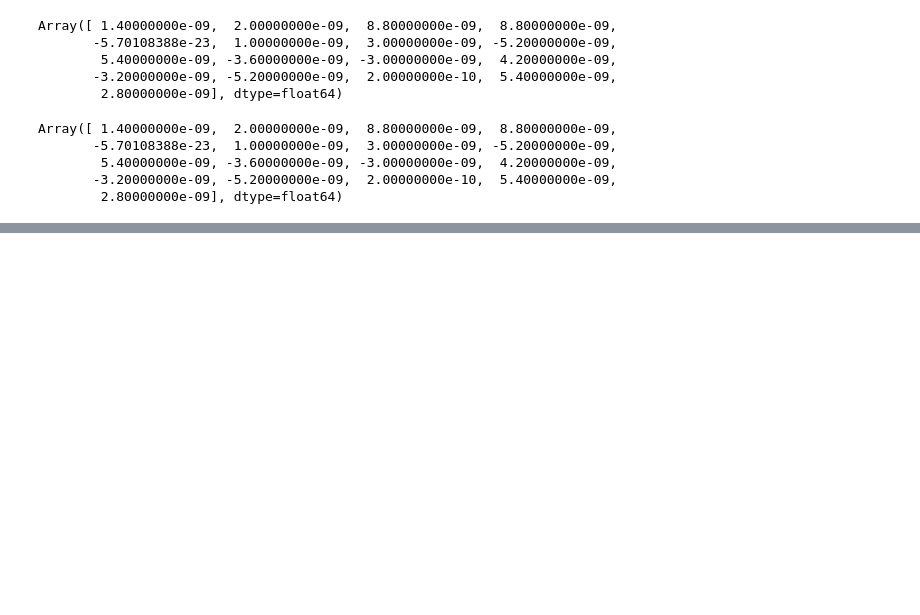
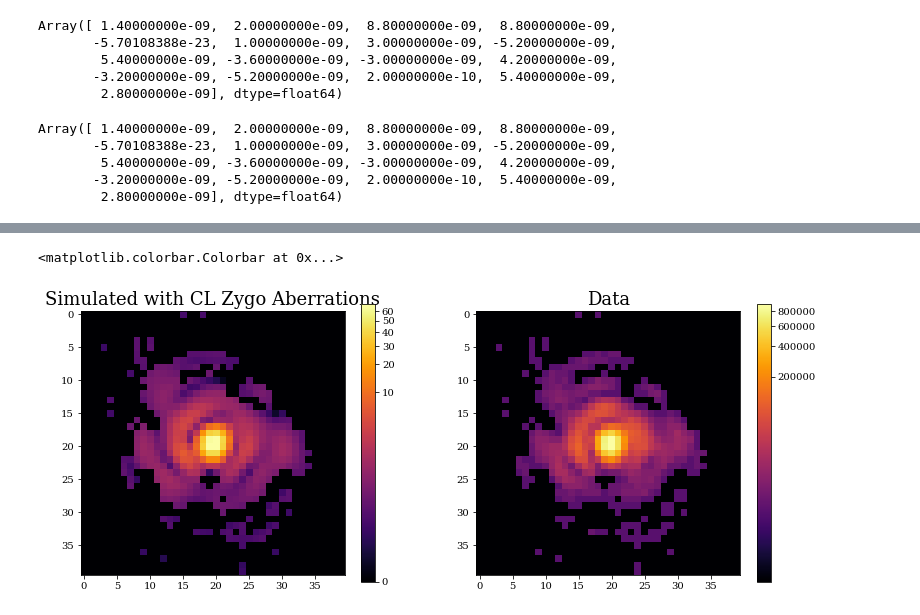
Before and after one commit to TolimanSpace/toliman_dp_design_testing, a Jupyter notebook: Gluing_Characterisation_1_26.ipynb, the cells around one changed output, grey strips where cells are left out. Cells and saved outputs as stored; diff of their text form; code cells hidden in the pictures; blank space fills up the shorter version.

```diff
--- a/Gluing_Characterisation_1_26.ipynb
+++ b/Gluing_Characterisation_1_26.ipynb
@@ -2089,0 +2042,32 @@ for i, coeffs in enumerate(coeffs_list):
+# %%
+# see what this looks  like in the im plane
+CL_dlux_basis = dlu.zernike_basis(js=np.arange(4,151), diameter=aperture_diameter, coordinates=coords)
+CL_dlux_basis_opt = dl.BasisLayer(basis=CL_dlux_basis, coefficients=est_coeffs)
+
+new_optics = optics_sp180.insert_layer(('CL_zygo', CL_dlux_basis_opt), index=0)
+psf = dl.Telescope(new_optics, ('source', red_src)).model()
+# %%
+img_fname = "non_glued/12_01_2026/12_01_2026_plate#3_0deg_red_173us_0gain_Xoff3340_Yoff1840_img_stack_batch_0.npy"
+imgs = jnp.asarray([np.flip(np.load(data_dir+img_fname)) for img_fname in img_fnames])
+
+real_img = imgs[i][5]
+psf_center_idx = jnp.unravel_index(jnp.argmax(real_img, axis=None), real_img.shape)
+real_img = real_img[psf_center_idx[0]-psf_hlf_sz:psf_center_idx[0]+psf_hlf_sz,
+                                    psf_center_idx[1]-psf_hlf_sz:psf_center_idx[1]+psf_hlf_sz]
+real_img_mask = jnp.ones(real_img.shape)
+real_img_mask = real_img_mask.at[real_img == 255].set(0)
+
+plt.figure(figsize=(13,5))
+plt.subplot(1,2,1)
+plt.title("Simulated with CL Zygo Aberrations")
+plt.imshow(psf*real_img_mask, norm=PowerNorm(0.2))
+plt.colorbar()
+plt.subplot(1,2,2)
+plt.title("Data")
+plt.imshow(real_img**(5/4), norm=PowerNorm(0.2))
+# plt.imshow(real_img, norm=PowerNorm(0.2))
+
+plt.colorbar()
+# %% [output]
+<matplotlib.colorbar.Colorbar at 0x...>
+[figure, added]
```
Also changed, not shown: parts of 7 cells of this notebook, 2 other files.
